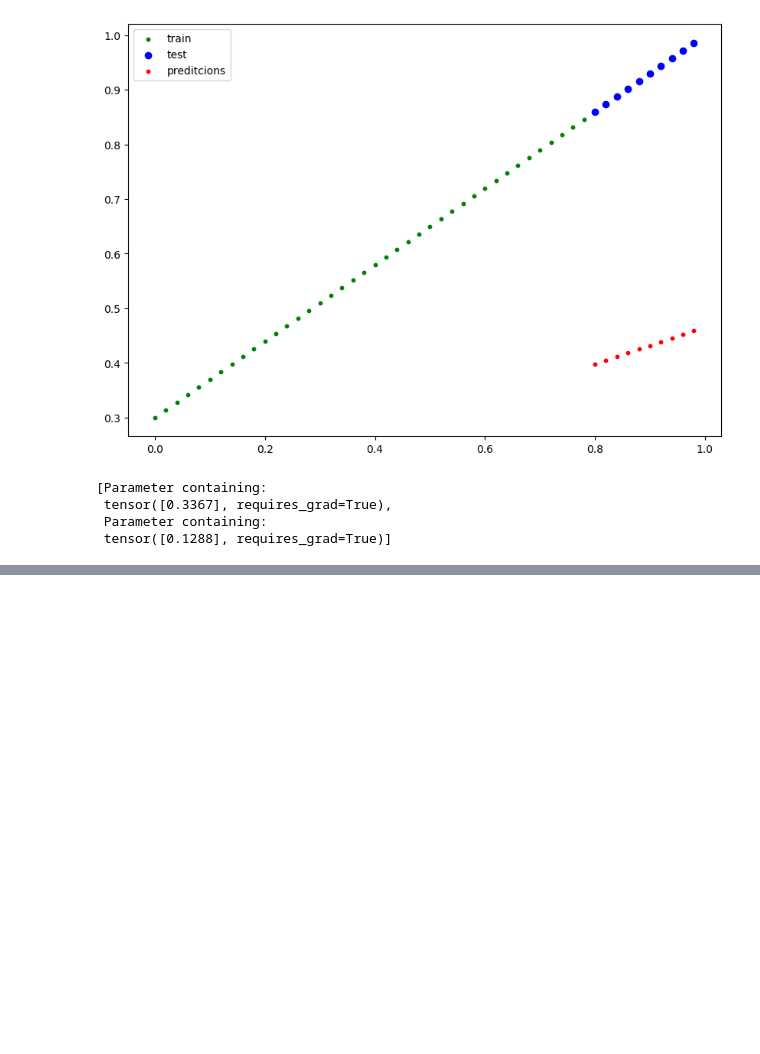
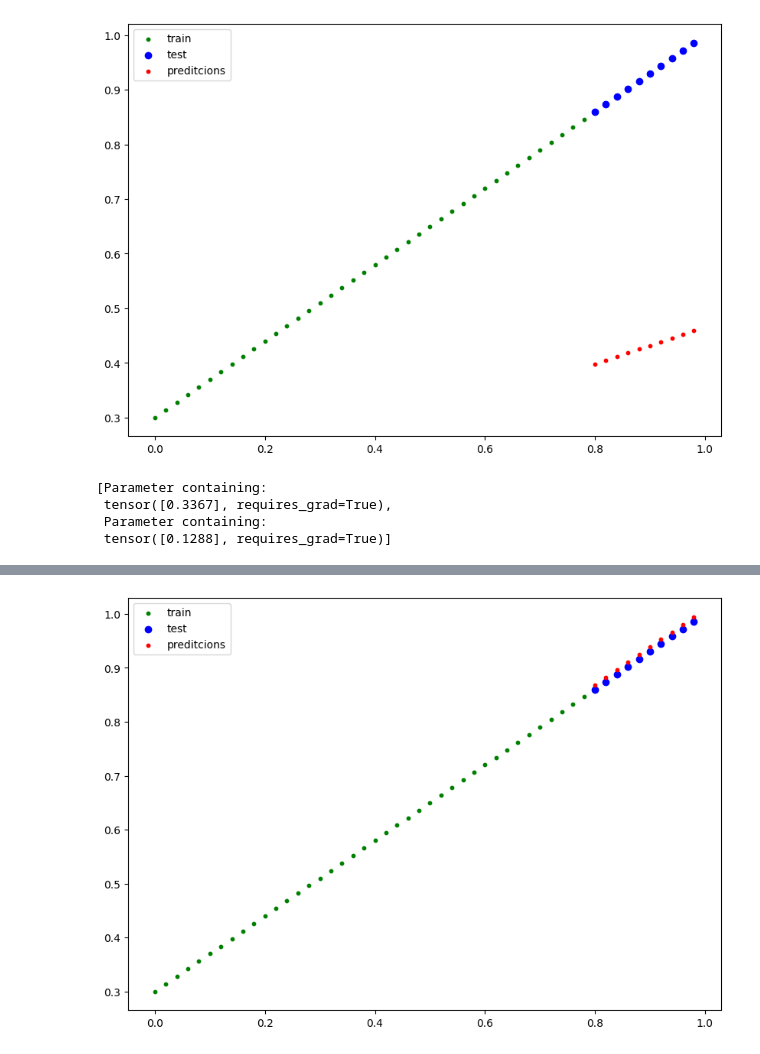
Before and after one commit to 404saugat404/pytorch, a Jupyter notebook: pytorch/chapter_2.ipynb, the cells around one changed output, grey strips where cells are left out. Drawn from its saved outputs; the diff is of its cells as text; code cells hidden in the pictures; blank space fills up the shorter version.

```diff
--- a/pytorch/chapter_2.ipynb
+++ b/pytorch/chapter_2.ipynb
@@ -188,0 +221,4 @@ l
+# %%
+plot_predictions(predictions=y_preds_new);
+# %% [output]
+[figure, added]
```
Also changed, not shown: parts of 7 cells of this notebook.
